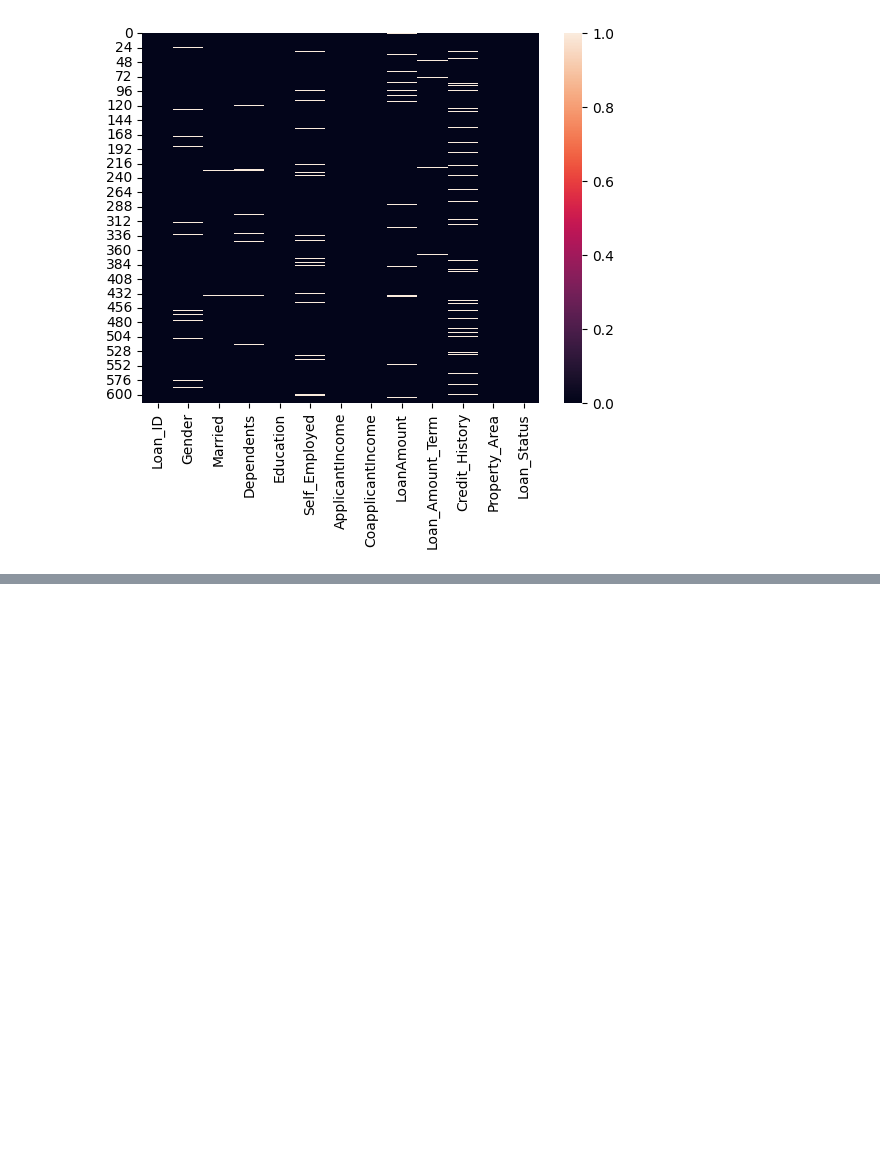
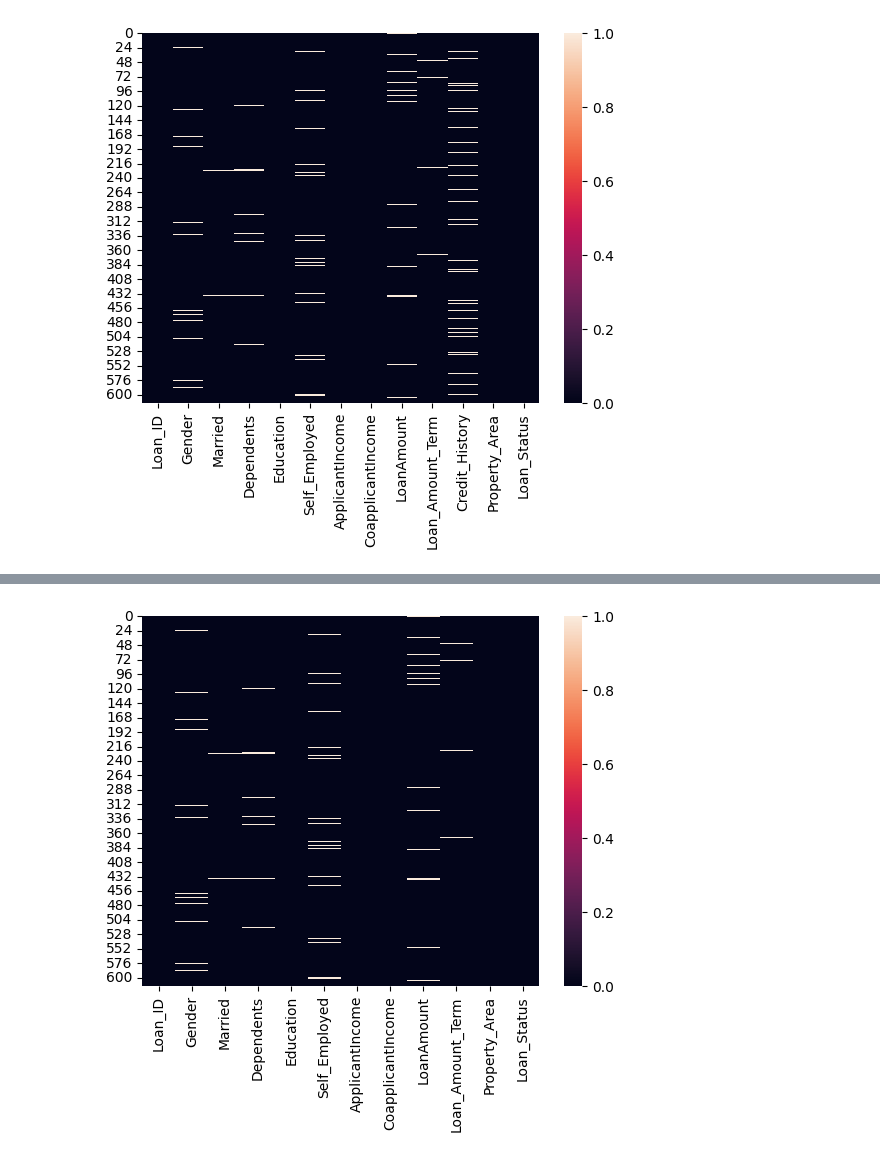
Before and after one commit to santoshw03/machine_learning, a Jupyter notebook: DataCleaning/handlingMissingValues.ipynb, the cells around one changed output, grey strips where cells are left out. Drawn from its saved outputs; the diff is of its cells as text; code cells hidden in the pictures; blank space fills up the shorter version.

```diff
--- a/DataCleaning/handlingMissingValues.ipynb
+++ b/DataCleaning/handlingMissingValues.ipynb
@@ -4,7 +4,7 @@ import numpy as np
 import seaborn as sns
 import matplotlib.pyplot as plt
 # %%
-dataset = pd.read_csv(r"loan.csv")
+dataset = pd.read_csv("loan.csv")
 # %%
 dataset.head()
 # %% [output]
@@ -74,0 +79,4 @@ plt.show()
+# %%
+# 1):-
+# lets delete the column credit_history as it contains the most missing values
+dataset.drop(columns=["Credit_History"],inplace=True)
@@ -74,0 +100,6 @@ plt.show()
+# %%
+#displaying the change in heatmap:
+sns.heatmap(dataset.isnull())
+plt.show()
+# %% [output]
+[figure, added]
```
Also changed, not shown: parts of 16 cells of this notebook.
